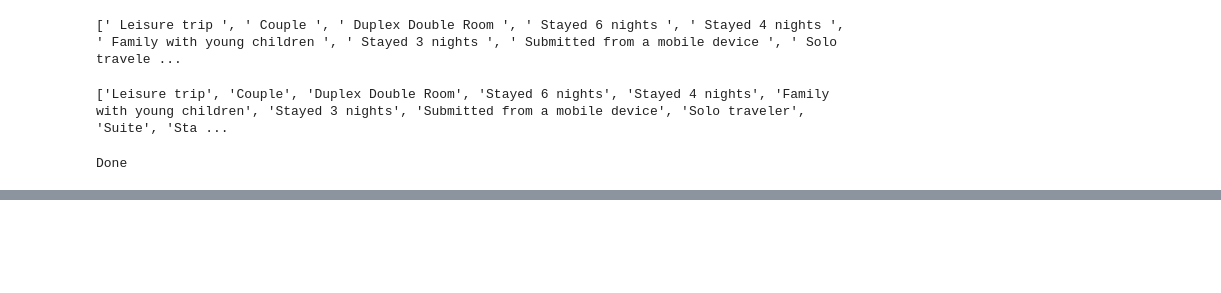
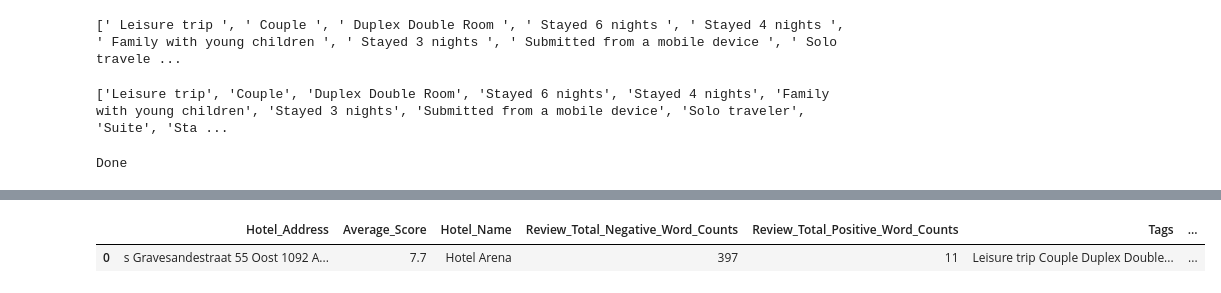
Before and after one commit to AvirupRay/Hotel-Recommendations-Based-on-Customer-Feedback, a Jupyter notebook: hoteltrain.ipynb, the cells around one changed output, grey strips where cells are left out. Cells and saved outputs as stored; diff of their text form; code cells hidden in the pictures; blank space fills up the shorter version.

```diff
--- a/hoteltrain.ipynb
+++ b/hoteltrain.ipynb
@@ -105,0 +115,13 @@ Done
+# %%
+def taglist(column):
+    column=column[0]
+    if(type(column) != list):
+        return "".join(literal_eval(column))
+    else:
+        return column
+
+data["Tags"]=data[["Tags"]].apply(taglist,axis=1)
+data.head(1)
+# %% [output]
+|  | Hotel_Address | Average_Score | Hotel_Name | Review_Total_Negative_Word_Counts | Review_Total_Positive_Word_Counts | Tags | ... |
+| 0 | s Gravesandestraat 55 Oost 1092 A... | 7.7 | Hotel Arena | 397 | 11 | Leisure trip Couple Duplex Double... | ... |
```
Also changed, not shown: parts of 16 cells of this notebook, 1 other file.
